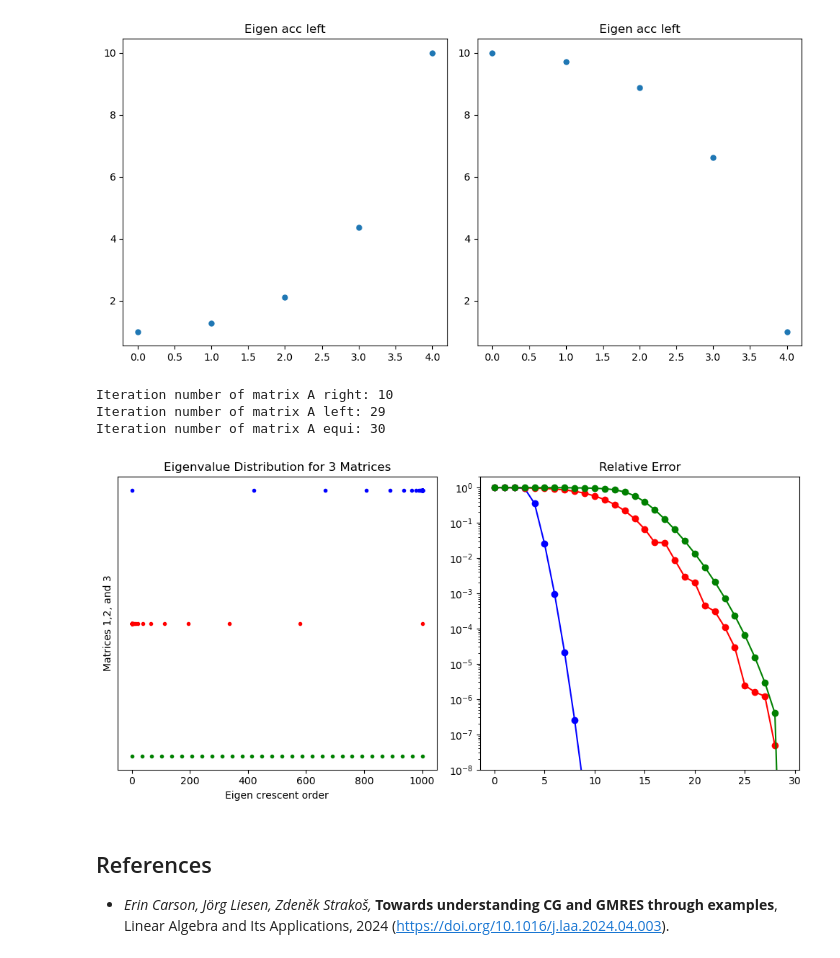
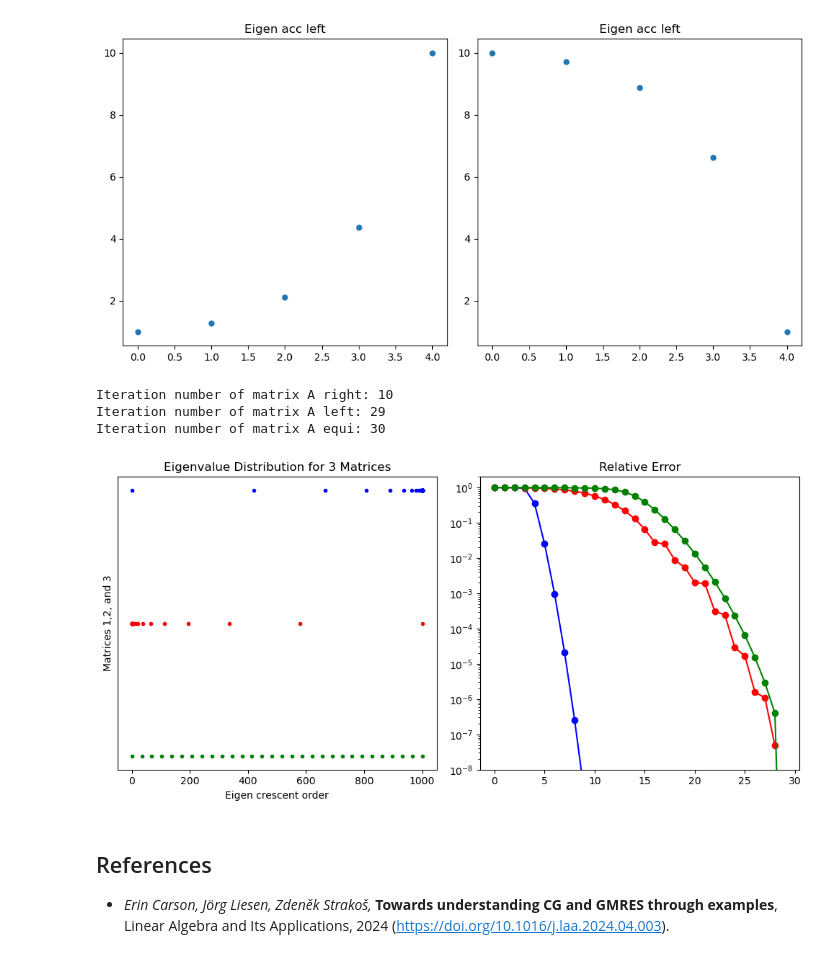
Before and after one commit to luizmc/Krylov, a Jupyter notebook: Krylov_CLS.ipynb, the cells around one changed output. Saved outputs shown, nothing was run; the diff lists cells and outputs as text; code cells hidden in the pictures.

```diff
--- a/Krylov_CLS.ipynb
+++ b/Krylov_CLS.ipynb
@@ -657,12 +653,12 @@ def matrix_vector_product(A, x):
     return result
 # %%
 
-N_mpf = mp.mpf(30.)
+N_mpf = mp.mpf('30.')
 
 precision=32
-rho_mpf = mp.mpf(.6)
-lambda_1_mpf = mp.mpf(0.1)
-lambda_N_mpf = mp.mpf(10.0**3)
+rho_mpf = mp.mpf('0.6')
+lambda_1_mpf = mp.mpf('0.1')
+lambda_N_mpf = mp.mpf('1000.0')
 
 Ar = generate_diagonal_matrix_acc_right_precision(rho_mpf, lambda_1_mpf, N_mpf, lambda_N_mpf)
 vector1=np.diag(Ar)
@@ -680,9 +676,9 @@ print("Iteration number of matrix A right:", num_iterations)
 #print("Residual  of matrix A right:", relresvec1)
 #print('eigen right',np.sort(vector1))
 
-rho_mpf = mp.mpf(.6)
-lambda_1_mpf = mp.mpf(0.1)
-lambda_N_mpf = mp.mpf(10.0**3)
+rho_mpf = mp.mpf('0.6')
+lambda_1_mpf = mp.mpf('0.1')
+lambda_N_mpf = mp.mpf('1000.0')
 Al = generate_diagonal_matrix_acc_left_precision(rho_mpf, lambda_1_mpf, N_mpf, lambda_N_mpf)
 vector2=np.diag(Al)
 b = np.ones_like(vector2)/np.sqrt(N)
@@ -699,9 +695,9 @@ print("Iteration number of matrix A left:", num_iterations)
 #print("Residual  of matrix A left:", relresvec2)
 #print('eigen left',vector2)
 
-rho_mpf = mp.mpf(1.)
-lambda_1_mpf = mp.mpf(0.1)
-lambda_N_mpf = mp.mpf(10.0**3)
+rho_mpf = mp.mpf('1.0')
+lambda_1_mpf = mp.mpf('0.1')
+lambda_N_mpf = mp.mpf('1000.0')
 
 Am = generate_diagonal_matrix_acc_left_precision(rho_mpf, lambda_1_mpf, N_mpf, lambda_N_mpf)
 vector3=np.diag(Am)
@@ -728,34 +724,34 @@ axs[0].plot(vector2,y_values,marker='o',color='r', linestyle='', markersize=3,la
 y_values = np.ones_like(vector3)
 axs[0].plot(vector3,y_values,marker='o',color='g', linestyle='', markersize=3,label='Eigenvalues equispaced')
 
 axs[0].set_xlabel('Eigen crescent order')
 axs[0].set_ylabel('Matrices 1,2, and 3')
 axs[0].set_title('Eigenvalue Distribution for 3 Matrices')
 
 # Add legend
 #axs[0].legend(loc='upper right', bbox_to_anchor=(.5, .8))
 axs[0].set_yticks([])
 
 
 # Plot the second vector on the second subplot
 axs[1].plot(relerrorvec1,marker='o',color='blue',label='Relative error right')
 axs[1].plot(relerrorvec2, marker='o', color='r',label='Relative error left')
 axs[1].plot(relerrorvec3,marker='o', color='g',label='Relative error eq')
 
 axs[1].set_title('Relative Error')
 axs[1].set_yscale('log')
 #axs[1].legend(loc='upper right', bbox_to_anchor=(.5, .8))
 axs[1].set_ylim(10**(-8), 2)
 # Adjust layout to prevent overlap
 plt.tight_layout()
 
 # Show the plot
 plt.show()
 # %% [output]
 Iteration number of matrix A right: 10
 Iteration number of matrix A left: 29
 Iteration number of matrix A equi: 30
-[figure, old version]
+[figure, new version]
 # %% [markdown]
 
 
```
Also changed, not shown: parts of 3 cells of this notebook.
